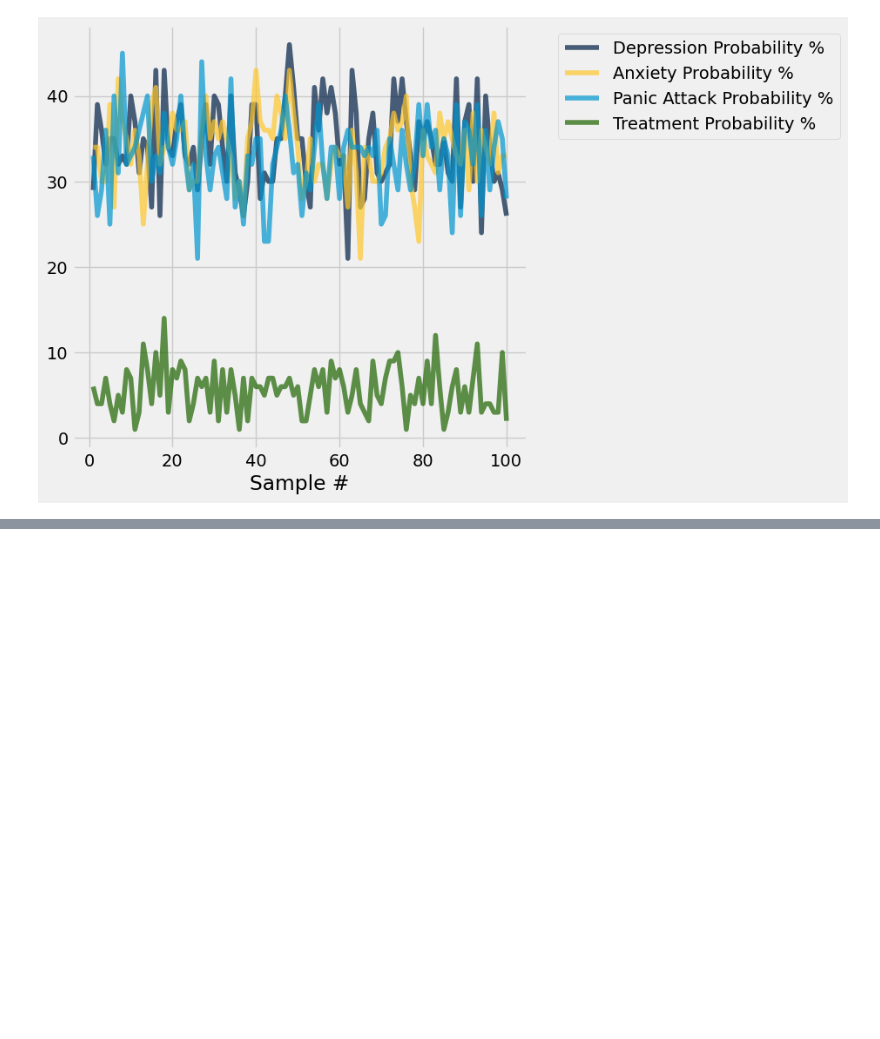
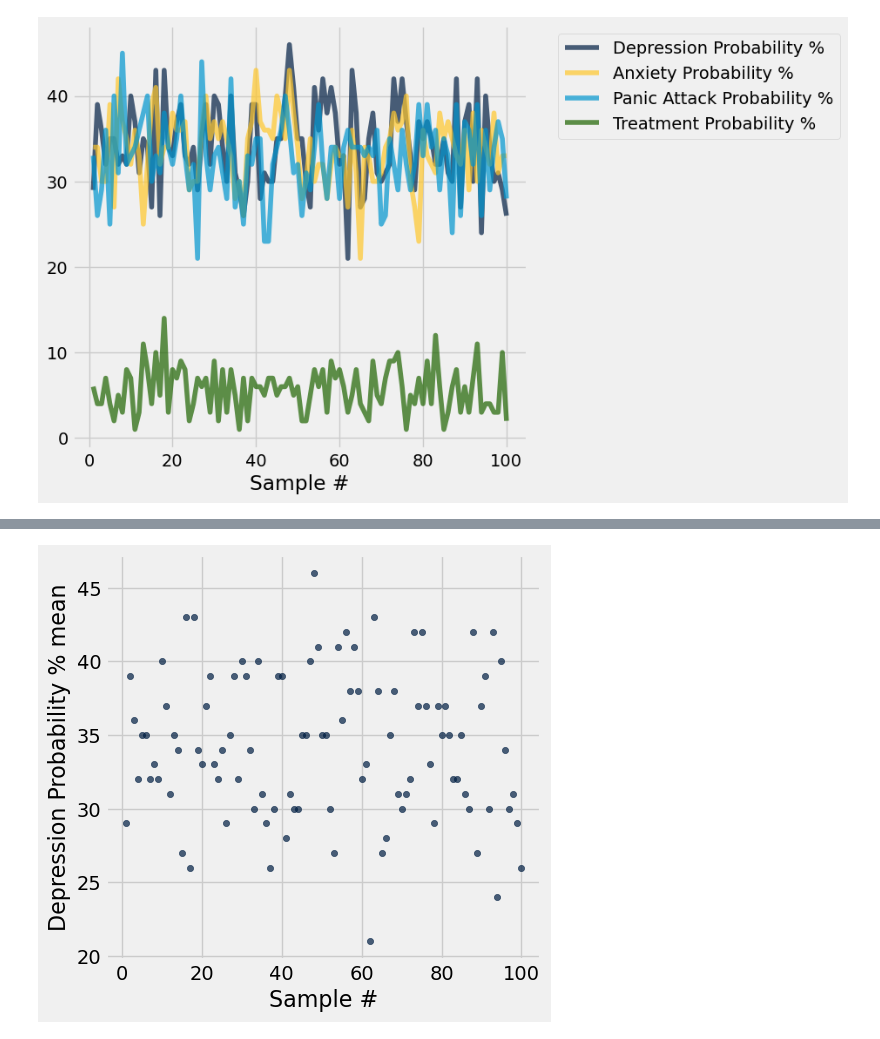
Before and after one commit to daveyloder/Temple-Code, a Jupyter notebook: SCTC 1013/Group Project/StudentHealth.ipynb, the cells around one changed output, grey strips where cells are left out. Drawn from its saved outputs; the diff is of its cells as text; code cells hidden in the pictures; blank space fills up the shorter version.

```diff
--- a/SCTC 1013/Group Project/StudentHealth.ipynb
+++ b/SCTC 1013/Group Project/StudentHealth.ipynb
@@ -530,0 +513,4 @@ sample_table_all.plot("Sample #")
+# %%
+sample_table_all.group("Sample #",np.mean).scatter("Sample #","Depression Probability % mean")
+# %% [output]
+[figure, added]
```
Also changed, not shown: parts of 26 cells of this notebook.
